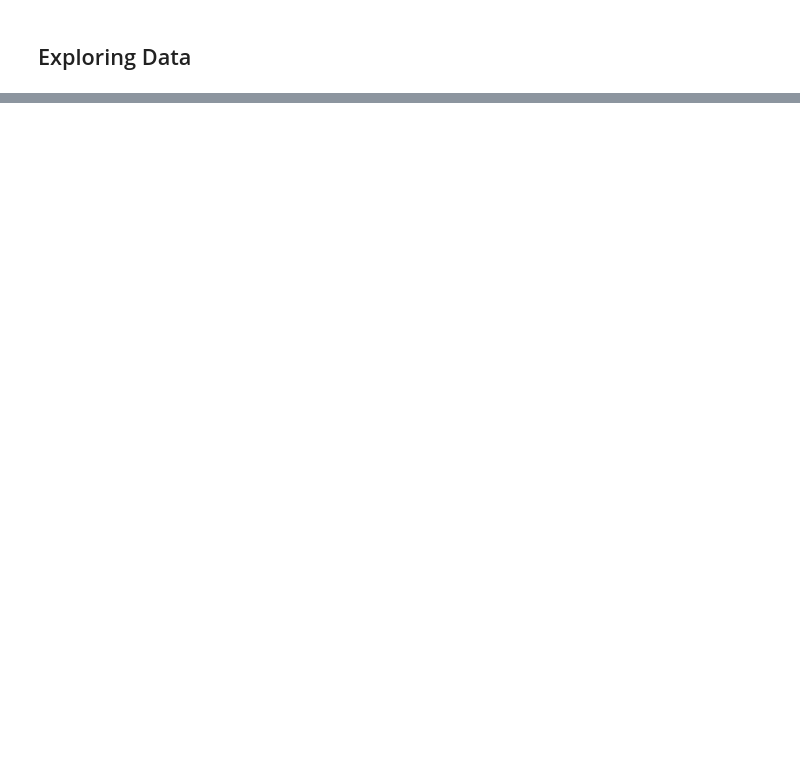
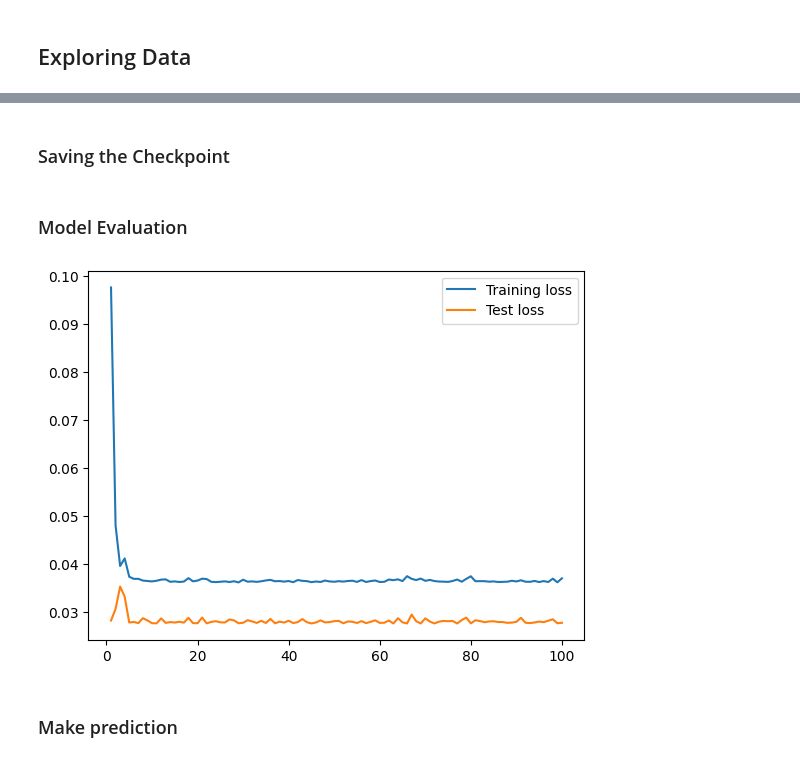
Before and after one commit to nullHawk/dps-munich-ai-challenge, a Jupyter notebook: notebook.ipynb, the cells around one changed output, grey strips where cells are left out. Saved outputs shown, nothing was run; the diff lists cells and outputs as text; code cells hidden in the pictures; blank space fills up the shorter version.

```diff
--- a/notebook.ipynb
+++ b/notebook.ipynb
@@ -42,0 +143,22 @@ df
+# %%
+# Convert 'MONAT' column to numeric values
+
+# Convert to NumPy arrays
+data_combined = np.column_stack([filtered_df[['JAHR', 'MONAT']].values, data_scaled])
+
+seq_length = 12  # For monthly data, you might want to use a window of 12 months (1 year)
+X, y = create_sequences(data_combined, seq_length)
+
+# Check the shape of X and y
+print(X.shape)  # Should be (num_sequences, seq_length, input_size)
+
+# Step 5: Split into train and test sets
+X_train, X_test, y_train, y_test = train_test_split(X, y, test_size=0.2, random_state=42)
+
+# Step 6: Convert to PyTorch tensors
+X_train, y_train = torch.FloatTensor(X_train), torch.FloatTensor(y_train)
+X_test, y_test = torch.FloatTensor(X_test), torch.FloatTensor(y_test)
+
+# Check shapes again
+print(X_train.shape)  # Should be (num_train_sequences, seq_length, input_size)
+print(y_train.shape)
@@ -42,0 +174,17 @@ df
+# %%
+# Initialize model, loss, and optimizer
+input_size = X_train.shape[2]  # 'Year' and 'Month' as input features
+hidden_size = 64
+output_size = 1
+num_layers = 3
+batch_size = 32
+
+model = LSTMModel(input_size, hidden_size, output_size, num_layers)
+loss_fn = nn.MSELoss(reduction='mean')
+optimizer = torch.optim.Adam(model.parameters(), lr=1e-3)
+
+
+train_dataset = TensorDataset(X_train, y_train)
+train_loader = DataLoader(train_dataset, batch_size=batch_size, shuffle=True)
+test_dataset = TensorDataset(X_test, y_test)
+test_loader = DataLoader(test_dataset, batch_size=batch_size, shuffle=False)
@@ -42,0 +245,2 @@ df
+# %% [markdown]
+### Saving the Checkpoint
@@ -42,0 +249,12 @@ df
+# %% [markdown]
+### Model Evaluation
+# %%
+x = np.linspace(1,num_epochs,num_epochs)
+plt.plot(x,train_hist,scalex=True, label="Training loss")
+plt.plot(x, test_hist, label="Test loss")
+plt.legend()
+plt.show()
+# %% [output]
+[figure, added]
+# %% [markdown]
+### Make prediction
```
Also changed, not shown: parts of 23 cells of this notebook, 4 other files.
